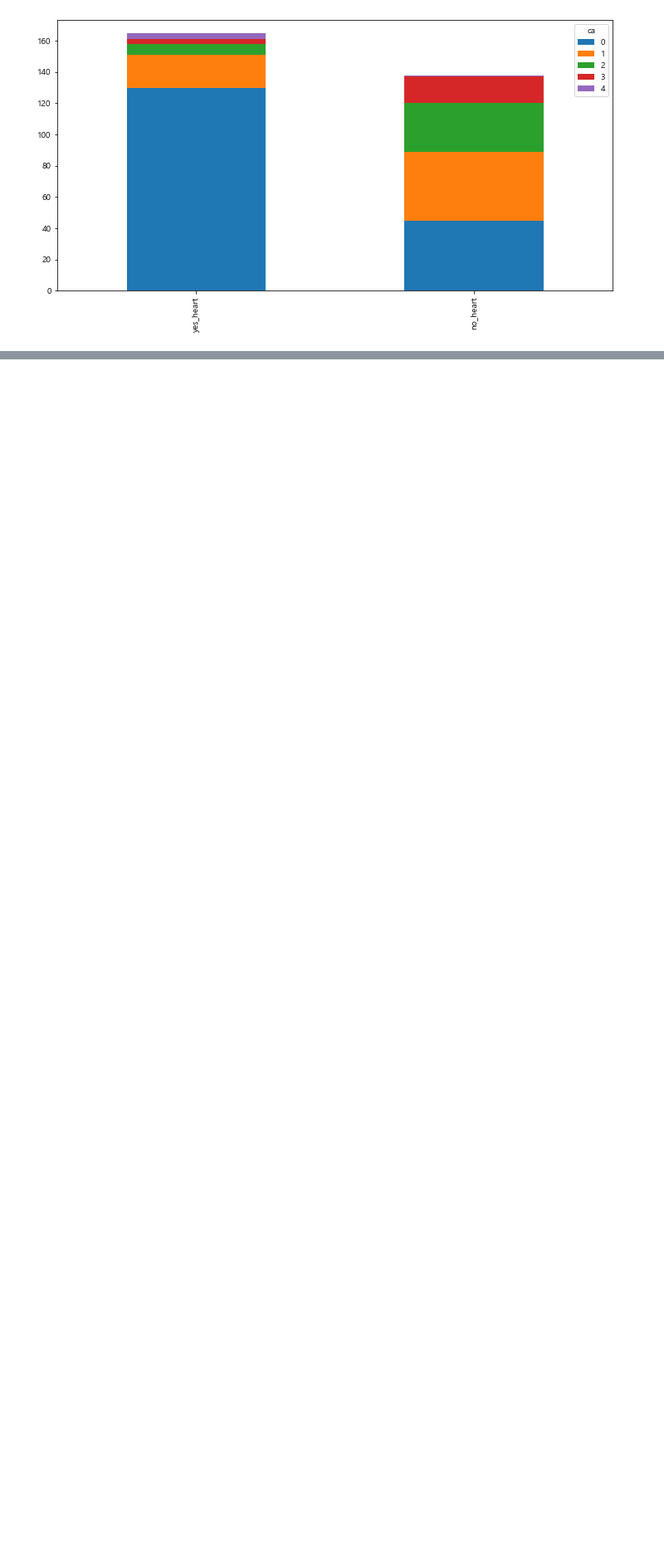
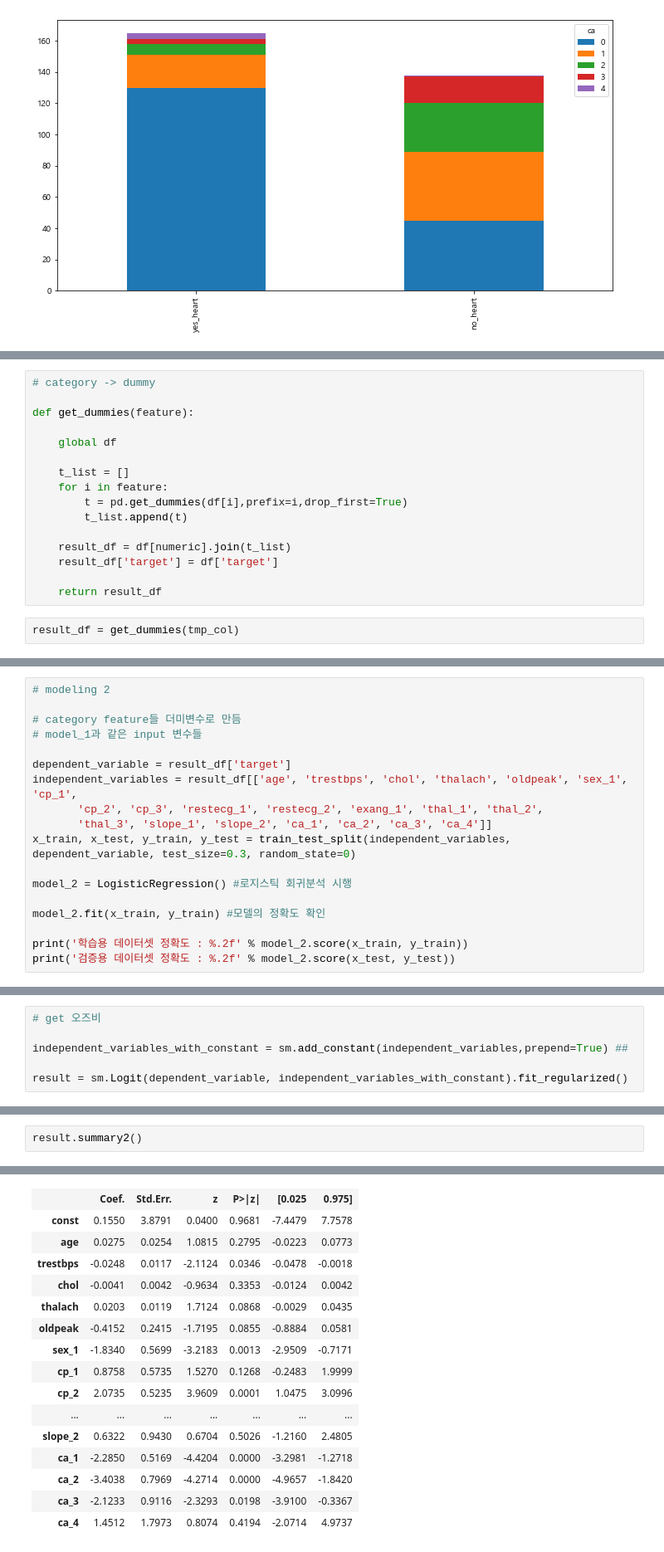
Before and after one commit to bill7845/jupyter_repo, a Jupyter notebook: 힐링페이퍼_사전과제.ipynb, the cells around one changed output, grey strips where cells are left out. Shown at 83% size. Cells and saved outputs as stored; diff of their text form; blank space fills up the shorter version.

```diff
--- a/힐링페이퍼_사전과제.ipynb
+++ b/힐링페이퍼_사전과제.ipynb
@@ -291,0 +311,18 @@ dtype: float64
+# %%
+# category -> dummy
+
+def get_dummies(feature):
+
+    global df
+
+    t_list = []
+    for i in feature:
+        t = pd.get_dummies(df[i],prefix=i,drop_first=True)
+        t_list.append(t)
+
+    result_df = df[numeric].join(t_list)
+    result_df['target'] = df['target']
+
+    return result_df
+# %%
+result_df = get_dummies(tmp_col)
@@ -291,0 +336,18 @@ dtype: float64
+# %%
+# modeling 2
+
+# category feature들 더미변수로 만듬
+# model_1과 같은 input 변수들
+
+dependent_variable = result_df['target']
+independent_variables = result_df[['age', 'trestbps', 'chol', 'thalach', 'oldpeak', 'sex_1', 'cp_1',
+       'cp_2', 'cp_3', 'restecg_1', 'restecg_2', 'exang_1', 'thal_1', 'thal_2',
+       'thal_3', 'slope_1', 'slope_2', 'ca_1', 'ca_2', 'ca_3', 'ca_4']]
+x_train, x_test, y_train, y_test = train_test_split(independent_variables, dependent_variable, test_size=0.3, random_state=0)
+
+model_2 = LogisticRegression() #로지스틱 회귀분석 시행
+
+model_2.fit(x_train, y_train) #모델의 정확도 확인
+
+print('학습용 데이터셋 정확도 : %.2f' % model_2.score(x_train, y_train))
+print('검증용 데이터셋 정확도 : %.2f' % model_2.score(x_test, y_test))
@@ -291,0 +369,6 @@ dtype: float64
+# %%
+# get 오즈비
+
+independent_variables_with_constant = sm.add_constant(independent_variables,prepend=True) ##
+
+result = sm.Logit(dependent_variable, independent_variables_with_constant).fit_regularized()
@@ -291,0 +381,3 @@ dtype: float64
+# %%
+result.summary2()
+# %% [output]
@@ -291,0 +392,16 @@ dtype: float64
+|  | Coef. | Std.Err. | z | P>|z| | [0.025 | 0.975] |
+| const | 0.1550 | 3.8791 | 0.0400 | 0.9681 | -7.4479 | 7.7578 |
+| age | 0.0275 | 0.0254 | 1.0815 | 0.2795 | -0.0223 | 0.0773 |
+| trestbps | -0.0248 | 0.0117 | -2.1124 | 0.0346 | -0.0478 | -0.0018 |
+| chol | -0.0041 | 0.0042 | -0.9634 | 0.3353 | -0.0124 | 0.0042 |
+| thalach | 0.0203 | 0.0119 | 1.7124 | 0.0868 | -0.0029 | 0.0435 |
+| oldpeak | -0.4152 | 0.2415 | -1.7195 | 0.0855 | -0.8884 | 0.0581 |
+| sex_1 | -1.8340 | 0.5699 | -3.2183 | 0.0013 | -2.9509 | -0.7171 |
+| cp_1 | 0.8758 | 0.5735 | 1.5270 | 0.1268 | -0.2483 | 1.9999 |
+| cp_2 | 2.0735 | 0.5235 | 3.9609 | 0.0001 | 1.0475 | 3.0996 |
+| ... | ... | ... | ... | ... | ... | ... |
+| slope_2 | 0.6322 | 0.9430 | 0.6704 | 0.5026 | -1.2160 | 2.4805 |
+| ca_1 | -2.2850 | 0.5169 | -4.4204 | 0.0000 | -3.2981 | -1.2718 |
+| ca_2 | -3.4038 | 0.7969 | -4.2714 | 0.0000 | -4.9657 | -1.8420 |
+| ca_3 | -2.1233 | 0.9116 | -2.3293 | 0.0198 | -3.9100 | -0.3367 |
+| ca_4 | 1.4512 | 1.7973 | 0.8074 | 0.4194 | -2.0714 | 4.9737 |
```
Also changed, not shown: parts of 24 cells of this notebook.
